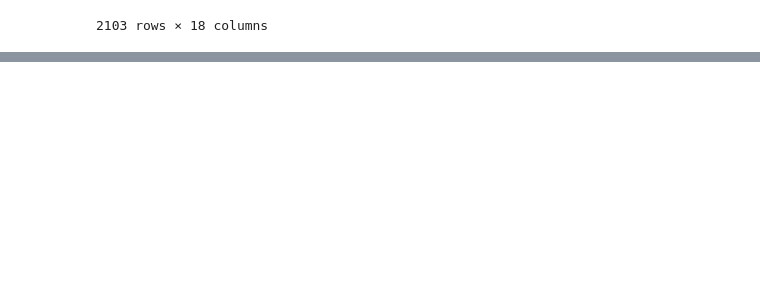
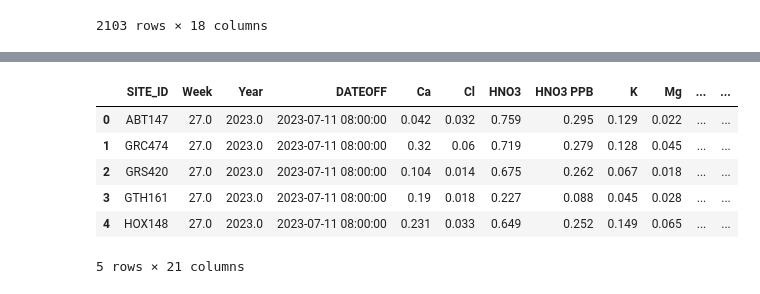
Before and after one commit to rajghorui21/Environmental-Monitoring-Pollution-Control, a Jupyter notebook: Environmental_Monitoring_and_Pollution_Control_.ipynb, the cells around one changed output, grey strips where cells are left out. Saved outputs shown, nothing was run; the diff lists cells and outputs as text; code cells hidden in the pictures; blank space fills up the shorter version.

```diff
--- a/Environmental_Monitoring_and_Pollution_Control_.ipynb
+++ b/Environmental_Monitoring_and_Pollution_Control_.ipynb
@@ -91,0 +115,20 @@ df.fillna(df.median(numeric_only=True), inplace=True)
+# %%
+if 'DATEOFF' in df.columns:
+    df['DATEOFF'] = pd.to_datetime(df['DATEOFF'])
+    df = df.sort_values('DATEOFF').reset_index(drop=True)
+    df['hour'] = df['DATEOFF'].dt.hour
+    df['dayofweek'] = df['DATEOFF'].dt.dayofweek
+    df['month'] = df['DATEOFF'].dt.month
+
+# The pm25_to_aqi_class function and pm25_class column are removed
+# as the 'pm2_5' column does not exist in the loaded data.
+
+display(df.head())
+# %% [output]
+|  | SITE_ID | Week | Year | DATEOFF | Ca | Cl | HNO3 | HNO3 PPB | K | Mg | ... | ... |
+| 0 | ABT147 | 27.0 | 2023.0 | 2023-07-11 08:00:00 | 0.042 | 0.032 | 0.759 | 0.295 | 0.129 | 0.022 | ... | ... |
+| 1 | GRC474 | 27.0 | 2023.0 | 2023-07-11 08:00:00 | 0.32 | 0.06 | 0.719 | 0.279 | 0.128 | 0.045 | ... | ... |
+| 2 | GRS420 | 27.0 | 2023.0 | 2023-07-11 08:00:00 | 0.104 | 0.014 | 0.675 | 0.262 | 0.067 | 0.018 | ... | ... |
+| 3 | GTH161 | 27.0 | 2023.0 | 2023-07-11 08:00:00 | 0.19 | 0.018 | 0.227 | 0.088 | 0.045 | 0.028 | ... | ... |
+| 4 | HOX148 | 27.0 | 2023.0 | 2023-07-11 08:00:00 | 0.231 | 0.033 | 0.649 | 0.252 | 0.149 | 0.065 | ... | ... |
+5 rows × 21 columns
```
Also changed, not shown: parts of 13 cells of this notebook.
